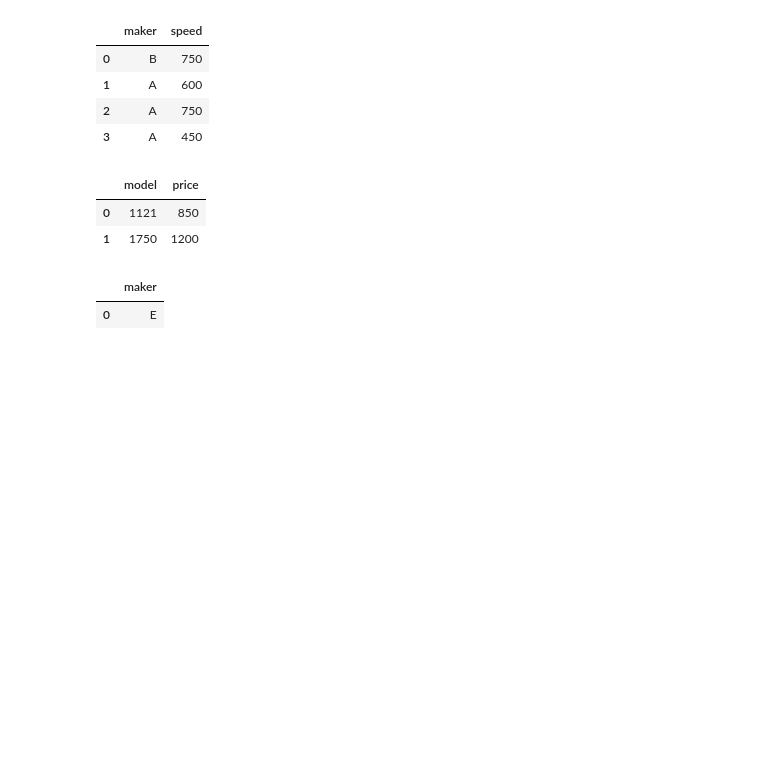
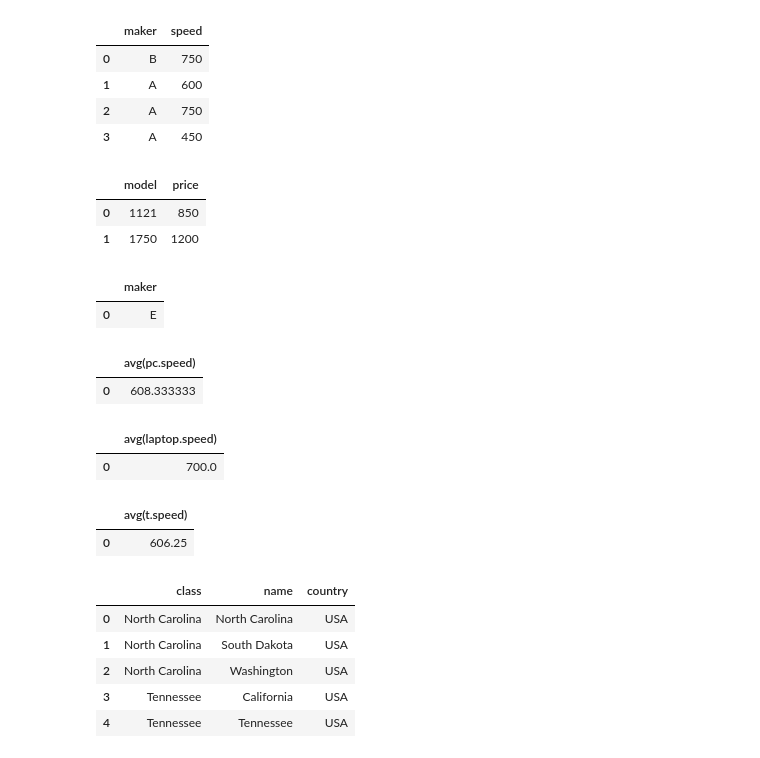
Before and after one commit to Serggi0/learn-data, a Jupyter notebook: gleb-mihailov/sqlex-in-colab.ipynb, the cells around one changed output. Drawn from its saved outputs; the diff is of its cells as text; code cells hidden in the pictures; blank space fills up the shorter version.

```diff
--- a/gleb-mihailov/sqlex-in-colab.ipynb
+++ b/gleb-mihailov/sqlex-in-colab.ipynb
@@ -793,3 +785,48 @@ select(sql)
 # %% [output]
 |  | maker |
 | 0 | E |
+# %%
+sql = '''
+    select avg(pc.speed) from pc
+'''
+select(sql)
+# %% [output]
+|  | avg(pc.speed) |
+| 0 | 608.333333 |
+# %%
+# 12
+sql = '''
+    select avg(laptop.speed) from laptop
+    where laptop.price > 1000
+'''
+select(sql)
+# %% [output]
+|  | avg(laptop.speed) |
+| 0 | 700.0 |
+# %%
+#13
+sql = '''
+    select avg(t.speed) from pc t
+    join product p on p.model = t.model
+    where p.maker = "A"
+
+'''
+select(sql)
+# %% [output]
+|  | avg(t.speed) |
+| 0 | 606.25 |
+# %%
+#14
+sql = '''
+    select t.class, t.name, c.country from ships t
+    left join classes c on c.class = t.class
+    where c.numGuns >= 10
+'''
+select(sql)
+# %% [output]
+|  | class | name | country |
+| 0 | North Carolina | North Carolina | USA |
+| 1 | North Carolina | South Dakota | USA |
+| 2 | North Carolina | Washington | USA |
+| 3 | Tennessee | California | USA |
+| 4 | Tennessee | Tennessee | USA |
```
Also changed, not shown: parts of 17 cells of this notebook, 8 other files.
